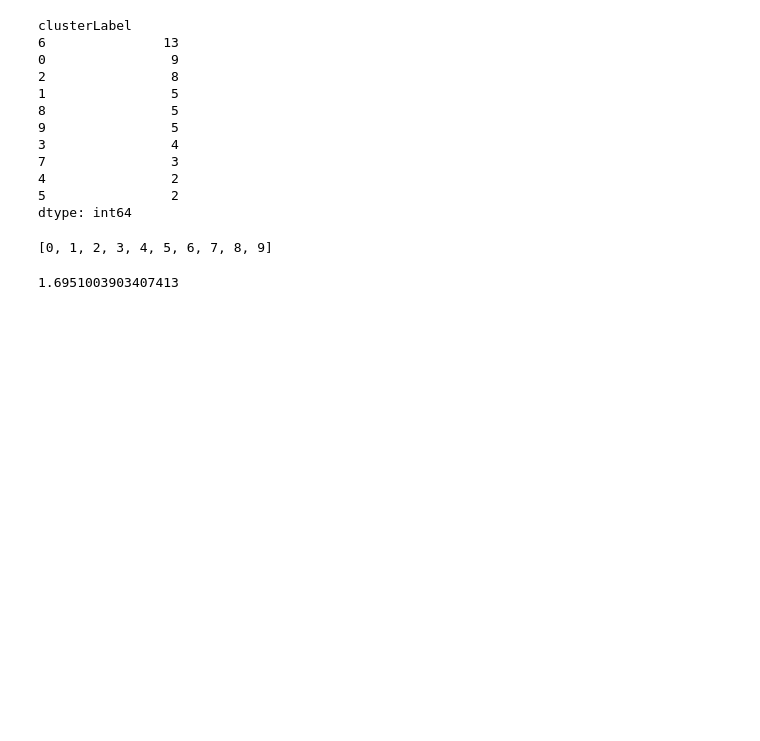
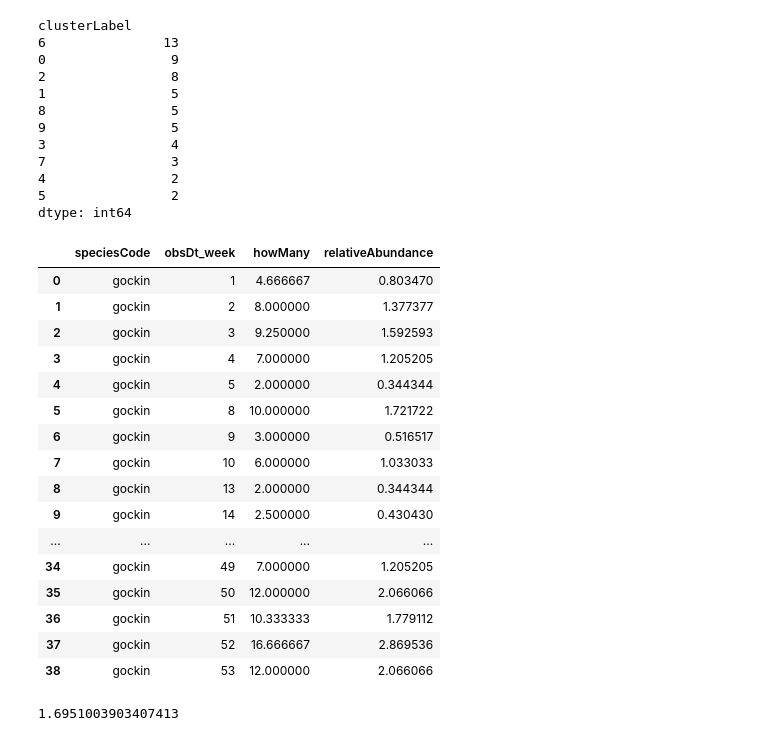
Before and after one commit to Tanag3r/trailheadDirect_birds, a Jupyter notebook: neuralSetup_analysis.ipynb, the cells around one changed output. Saved outputs shown, nothing was run; the diff lists cells and outputs as text; code cells hidden in the pictures; blank space fills up the shorter version.

Commit message:
rebased abd calcs around annual - again

```diff
--- a/neuralSetup_analysis.ipynb
+++ b/neuralSetup_analysis.ipynb
@@ -143,7 +140,7 @@ def stopCovariance(obsData: pd.DataFrame,species: str,StopKey: str,cnx):
             stop_obsData = obsData[obsData['speciesCode']==species]
             stop_obsData = stop_obsData[stop_obsData['StopName']==StopName.StopName]
             allweek = pd.DataFrame({'obsDt_week':range(1,53)})
-            stop_obsData.drop(columns=['speciesCode','StopName','howMany'],inplace=True)
+            stop_obsData.drop(columns=['speciesCode','StopName'],inplace=True)
             stop_obsData = pd.merge(left=stop_obsData,right=allweek,left_on='obsDt_week',right_on='obsDt_week',how='outer')
             stop_obsData.set_index('obsDt_week',inplace=True)
             stop_obsData.sort_index(axis='index',ascending=True,inplace=True)
@@ -178,6 +173,8 @@ amerob = wklyAbd_selectSpecies(cnx=connectDB(),speciesList=['amerob','gockin','w
 # %%
+amerob = wklyAbd_selectSpecies(cnx=connectDB(),speciesList=['amecro'])
+
 for x in list(amerob['StopName'].drop_duplicates()):
-    stopCovariance(obsData=amerob,species='westan',StopKey=x,cnx=connectDB())
+    stopCovariance(obsData=amerob,species='amecro',StopKey=x,cnx=connectDB())
 # %% [markdown]
 Habitats
 # %%
@@ -214,23 +211,24 @@ def wklyAbd_selectSpecies_locIds(cnx,speciesList: list,locIdList: list):
             queryLocs.append(i)
         queryLocs = str(queryLocs).strip('[]')
     #baseline
-        baseQuery = f';'
-        baseData = pd.read_sql()
-        #query = f'SELECT speciesCode,FX.locId,StopName,obsDt,howMany FROM historicObservations AS FX  LEFT JOIN closestStop on FX.locId = closestStop.locId WHERE (SELECT count(distinct(subId)) FROM historicObservations AS QA WHERE QA.comName = FX.comName) > 2 AND FX.locId in ({query_locIds})'
-        ##todo #83 write an exception to convert non-string speciesList values to strings that returns the db.error if the strings do not represent columns --DONE
-        query = f'SELECT speciesCode,FX.locId,StopName,obsDt,howMany FROM historicObservations AS FX  LEFT JOIN closestStop on FX.locId = closestStop.locId WHERE (SELECT count(distinct(subId)) FROM historicObservations AS QA WHERE QA.comName = FX.comName) > 2 AND FX.speciesCode in ({querySpecies}) AND FX.locId IN ({queryLocs});'
+        baseQuery = f'SELECT speciesCode,obsDt,howMany FROM historicObservations WHERE speciesCode in ({querySpecies});'
+        baseline = pd.read_sql(baseQuery,con=cnx,parse_dates=['obsDt'])
+        baseline = baseline.assign(obsDt_week=baseline.obsDt.dt.isocalendar().week)
+        baselineAvg = baseline.groupby(['speciesCode'])['howMany'].mean()
+        #query = f'SELECT speciesCode,FX.locId,StopName,obsDt,howMany FROM historicObservations AS FX  LEFT JOIN closestStop on FX.locId = closestStop.locId WHERE (SELECT count(distinct(subId)) FROM historicObservations AS QA WHERE QA.comName = FX.comName) > 2 AND FX.speciesCode in ({querySpecies}) AND FX.locId IN ({queryLocs});'
+        query = f'SELECT speciesCode,FX.locId,obsDt,howMany FROM historicObservations AS FX WHERE (SELECT count(distinct(subId)) FROM historicObservations AS QA WHERE QA.comName = FX.comName) > 2 AND FX.speciesCode in ({querySpecies}) AND FX.locId IN ({queryLocs});'
         obsData = pd.read_sql(query,con=cnx,parse_dates=['obsDt'])
         obsData = obsData.assign(obsDt_week=obsData.obsDt.dt.isocalendar().week)
         obsData['howMany'].fillna(1,inplace=True)
-        obsData = obsData.groupby(['speciesCode','StopName','obsDt_week'])['howMany'].mean().reset_index()
+        obsData = obsData.groupby(['speciesCode','obsDt_week'])['howMany'].mean().reset_index()
         #maxCount = obsData.groupby(['speciesCode'])['howMany'].max()
-        avgCount = obsData.groupby(['speciesCode'])['howMany'].mean()
-        #derive relative abundance
-        obsData['relativeAbundance'] = obsData.apply(lambda x: (x.howMany/(avgCount[x.speciesCode])),axis=1)  #baseline relative abd, same process as Fink et. all
-        obsData['relativeAbundance'] = obsData.apply(lambda f: stopQualityMask(f.speciesCode,f.StopName)*f.relativeAbundance,axis=1)  #apply frequency mask
-        avgAbd = obsData.groupby(['speciesCode'])['relativeAbundance'].mean()
-        obsData['relativeAbundance'] = obsData.apply(lambda n: ((n.relativeAbundance)/(avgAbd[n.speciesCode])),axis=1)  #normalizing around average relative abundance
-        obsData.sort_values(by=['StopName','obsDt_week'],ascending=True,inplace=True)
+
+    #derive relative abundance
+        obsData['relativeAbundance'] = obsData.apply(lambda x: (x.howMany/baselineAvg[x.speciesCode]),axis=1)  #baseline relative abd, same process as Fink et. all
+        #obsData['relativeAbundance'] = obsData.apply(lambda f: stopQualityMask(f.speciesCode,f.StopName)*f.relativeAbundance,axis=1)  #apply frequency mask
+        #avgAnnualAbd = obsData.groupby(['speciesCode'])['relativeAbundance'].mean()
+        #obsData['relativeAbundance'] = obsData.apply(lambda n: ((n.relativeAbundance)/(avgAnnualAbd[n.speciesCode])),axis=1)  #normalizing around average relative abundance
+        obsData.sort_values(by=['obsDt_week'],ascending=True,inplace=True)
     except db.DatabaseError as dbExc:
         raise f'there was an issue with the database request: {dbExc}'
     except Exception as ex:
@@ -254,10 +252,29 @@ clusterLabel
 5                2
 dtype: int64
 # %%
-labelList = list(habs['clusterLabel'].drop_duplicates())
-labelList
+labelList = habs[habs['clusterLabel']==0]
+labelZero = list(labelList['locId'])
-# %% [output]
-[0, 1, 2, 3, 4, 5, 6, 7, 8, 9]
+# %%
+result = wklyAbd_selectSpecies_locIds(cnx=connectDB(),speciesList=['gockin'],locIdList=labelZero)
+result
+# %% [output]
+|  | speciesCode | obsDt_week | howMany | relativeAbundance |
+| 0 | gockin | 1 | 4.666667 | 0.803470 |
+| 1 | gockin | 2 | 8.000000 | 1.377377 |
+| 2 | gockin | 3 | 9.250000 | 1.592593 |
+| 3 | gockin | 4 | 7.000000 | 1.205205 |
+| 4 | gockin | 5 | 2.000000 | 0.344344 |
+| 5 | gockin | 8 | 10.000000 | 1.721722 |
+| 6 | gockin | 9 | 3.000000 | 0.516517 |
+| 7 | gockin | 10 | 6.000000 | 1.033033 |
+| 8 | gockin | 13 | 2.000000 | 0.344344 |
+| 9 | gockin | 14 | 2.500000 | 0.430430 |
+| ... | ... | ... | ... | ... |
+| 34 | gockin | 49 | 7.000000 | 1.205205 |
+| 35 | gockin | 50 | 12.000000 | 2.066066 |
+| 36 | gockin | 51 | 10.333333 | 1.779112 |
+| 37 | gockin | 52 | 16.666667 | 2.869536 |
+| 38 | gockin | 53 | 12.000000 | 2.066066 |
 # %%
 np.sqrt(((5.837-2.901)**2/3))
 # %% [output]
```
Also changed, not shown: parts of 5 cells of this notebook, 1 other file.
